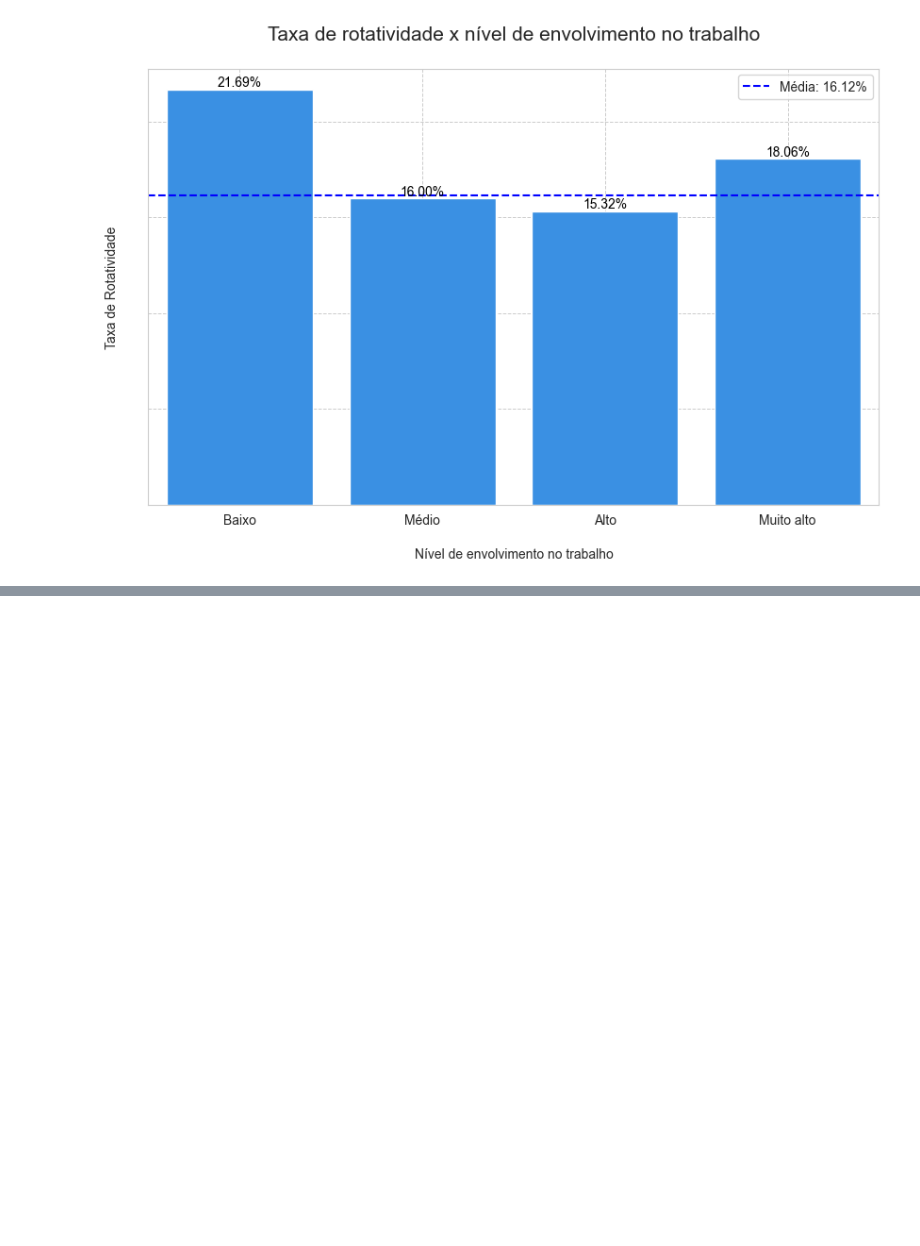
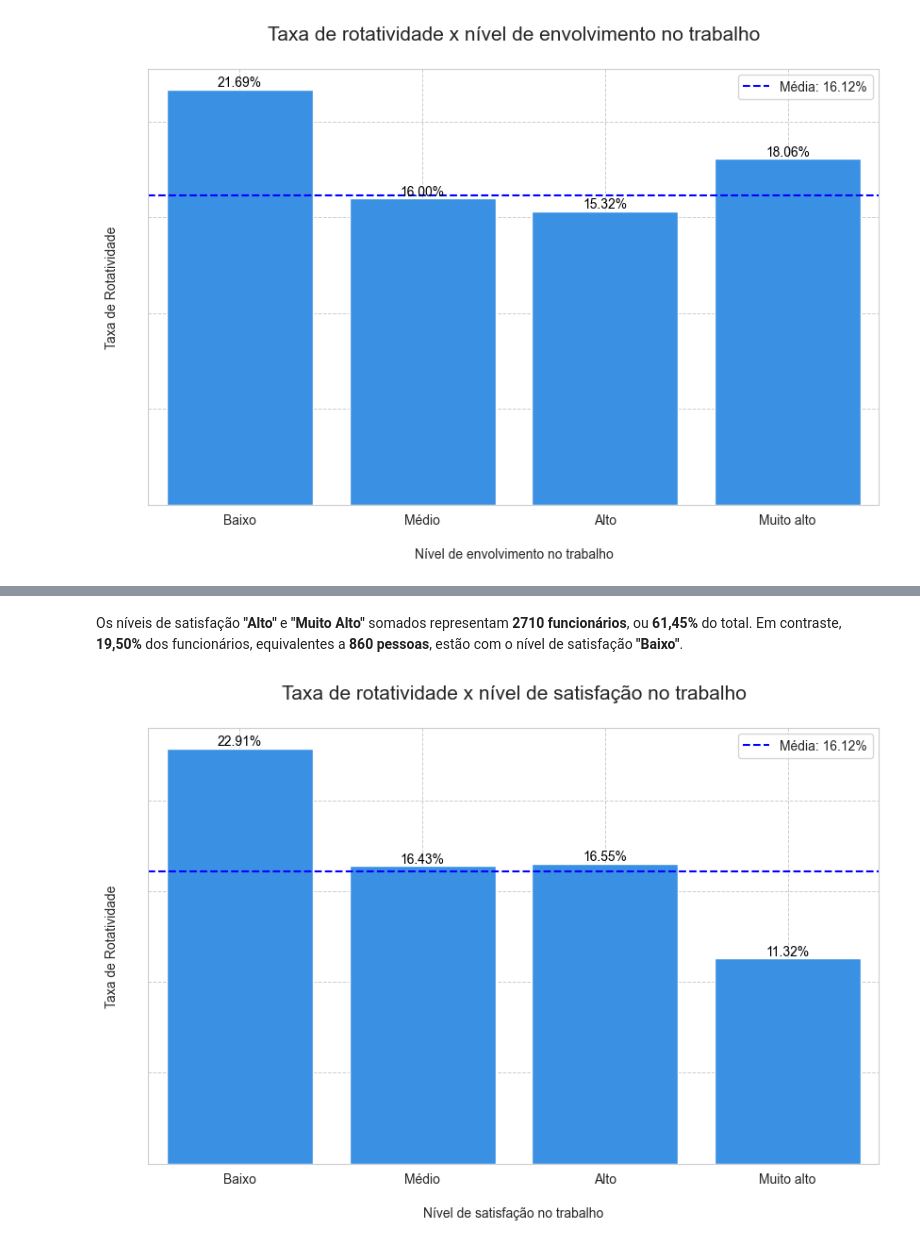
Before and after one commit to emso-exe/Analise_de_rh_-_people_analytics, a Jupyter notebook: 001_analise_de_rh.ipynb, the cells around one changed output, grey strips where cells are left out. Drawn from its saved outputs; the diff is of its cells as text; code cells hidden in the pictures; blank space fills up the shorter version.

```diff
--- a/001_analise_de_rh.ipynb
+++ b/001_analise_de_rh.ipynb
@@ -1145,0 +1180,44 @@ plt.show()
+# %% [markdown]
+Os níveis de satisfação **"Alto"** e **"Muito Alto"** somados representam **2710 funcionários**, ou **61,45%** do total. Em contraste, **19,50%** dos funcionários, equivalentes a **860 pessoas**, estão com o nível de satisfação **"Baixo"**.
+# %%
+# Calcular a taxa de rotatividade por nível de envolvimento no trabalho
+rotatividade_x_trabalho_vida = df_analise.groupby(
+    'SatisfacaoNoTrabalho')['RotatividadeBin'].mean()
+
+# Criar o gráfico de barras
+plt.figure(figsize=(10, 6))
+plot = sns.barplot(x=rotatividade_x_trabalho_vida.index,
+                   y=rotatividade_x_trabalho_vida.values, palette=['dodgerblue'])
+
+# Adicionar rótulos e título
+plot.set_title('Taxa de rotatividade x nível de satisfação no trabalho\n', fontsize=15)
+plot.set(xlabel='\nNível de satisfação no trabalho', ylabel='Taxa de Rotatividade\n')
+plot.tick_params(axis='both', labelsize=10)
+
+# Adicionando linha horizontal para a média
+rotatividade_media = df_analise['RotatividadeBin'].mean()
+plt.axhline(rotatividade_media, color='blue', linestyle='--',
+            label=f'Média: {rotatividade_media:.2%}')
+
+# Adicionar valores sobre as barras
+for p in plot.patches:
+    plot.annotate(f'{p.get_height():.2%}', (p.get_x() + p.get_width() / 2., p.get_height()),
+                  ha='center', va='bottom', fontsize=10, color='black')
+
+# Removendo os valores do eixo y
+plot.set_yticklabels([])
+
+# Renomear rótulos do eixo x
+nivel_labels = ['Baixo', 'Médio', 'Alto', 'Muito alto']
+plot.set_xticklabels(nivel_labels)
+
+# Formatando grade do gráfico
+plt.grid(True, which='both', linestyle='--', linewidth=0.7)
+
+# Adicionando a legenda
+plt.legend()
+
+# Exibindo o gráfico
+plt.show()
+# %% [output]
+[figure, added]
```
Also changed, not shown: parts of 9 cells of this notebook.
